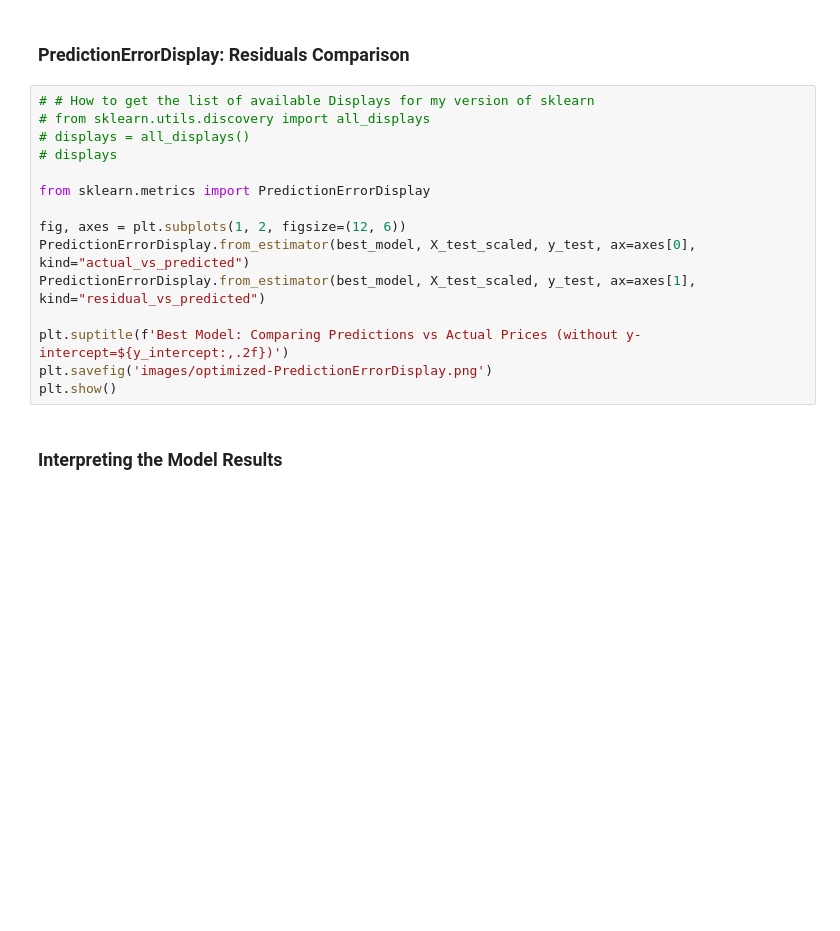
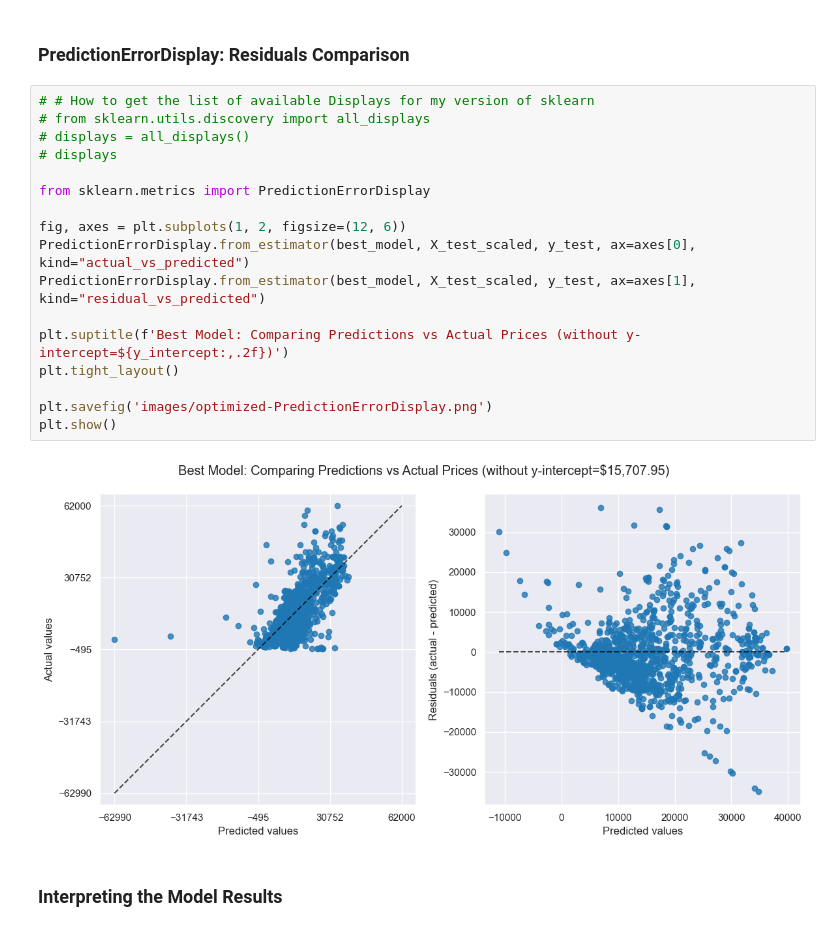
Before and after one commit to fazeelgm/UCB_ML_AI_PracticalApp_II, a Jupyter notebook: DataModels.ipynb, the cells around one changed output. Drawn from its saved outputs; the diff is of its cells as text; blank space fills up the shorter version.

```diff
--- a/DataModels.ipynb
+++ b/DataModels.ipynb
@@ -499,18 +536,22 @@ plt.show()
 # %%
 # # How to get the list of available Displays for my version of sklearn
 # from sklearn.utils.discovery import all_displays
 # displays = all_displays()
 # displays
 
 from sklearn.metrics import PredictionErrorDisplay
 
 fig, axes = plt.subplots(1, 2, figsize=(12, 6))
 PredictionErrorDisplay.from_estimator(best_model, X_test_scaled, y_test, ax=axes[0], kind="actual_vs_predicted")
 PredictionErrorDisplay.from_estimator(best_model, X_test_scaled, y_test, ax=axes[1], kind="residual_vs_predicted")
 
 plt.suptitle(f'Best Model: Comparing Predictions vs Actual Prices (without y-intercept=${y_intercept:,.2f})')
+plt.tight_layout()
+
 plt.savefig('images/optimized-PredictionErrorDisplay.png')
 plt.show()
+# %% [output]
+[figure, added]
 # %% [markdown]
 ### Interpreting the Model Results
 # %%
```
Also changed, not shown: parts of 23 cells of this notebook, 5 other files.
